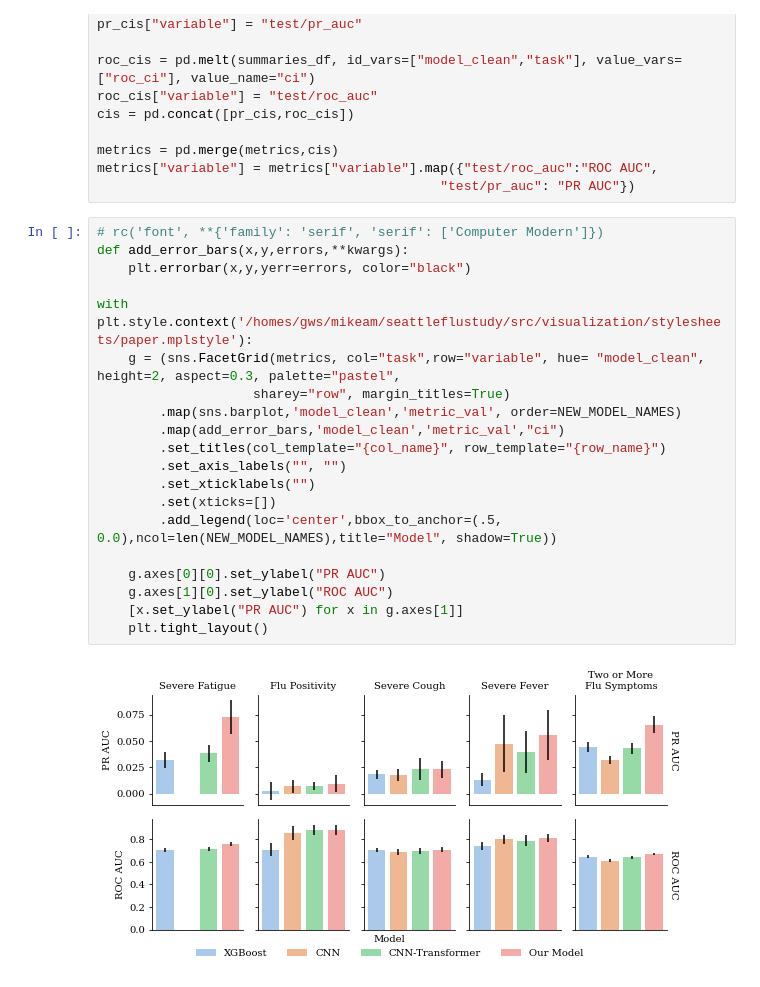
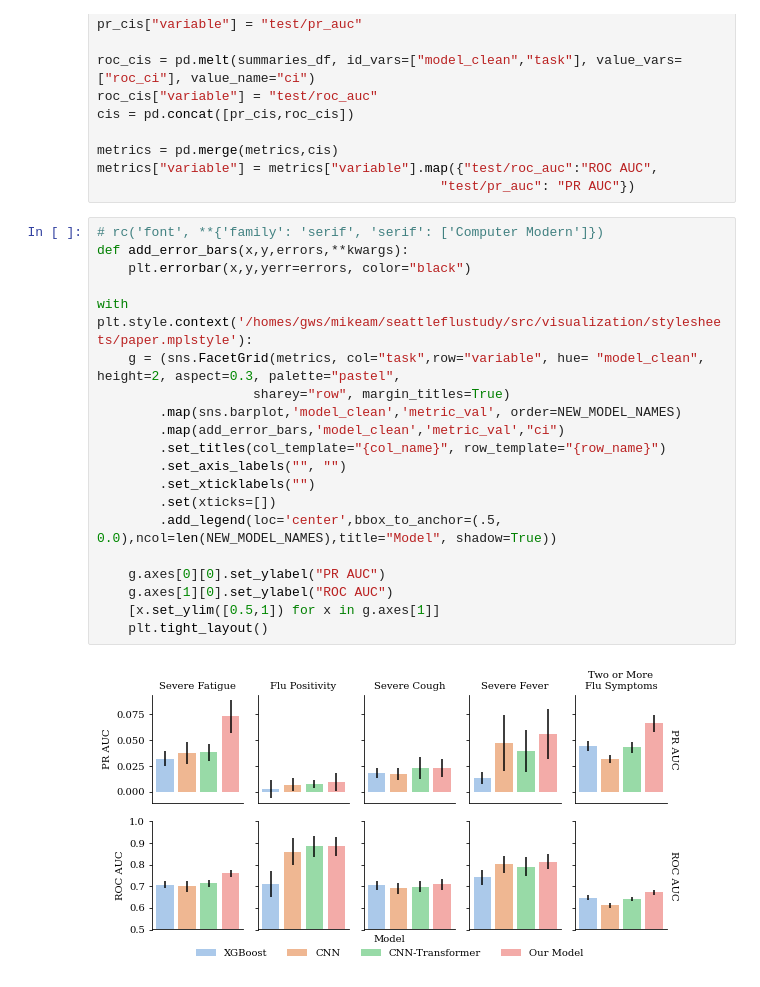
Before and after one commit to behavioral-data/Homekit2020, a Jupyter notebook: notebooks/mam/kdd2022-viz/bar-charts.ipynb, the cells around one changed output. Drawn from its saved outputs; the diff is of its cells as text.

```diff
--- a/notebooks/mam/kdd2022-viz/bar-charts.ipynb
+++ b/notebooks/mam/kdd2022-viz/bar-charts.ipynb
@@ -162,22 +164,22 @@ metrics["variable"] = metrics["variable"].map({"test/roc_auc":"ROC AUC",
 # %%
 # rc('font', **{'family': 'serif', 'serif': ['Computer Modern']})
 def add_error_bars(x,y,errors,**kwargs):
     plt.errorbar(x,y,yerr=errors, color="black")
 
 with plt.style.context('/homes/gws/mikeam/seattleflustudy/src/visualization/stylesheets/paper.mplstyle'):
     g = (sns.FacetGrid(metrics, col="task",row="variable", hue= "model_clean", height=2, aspect=0.3, palette="pastel",
                     sharey="row", margin_titles=True)
         .map(sns.barplot,'model_clean','metric_val', order=NEW_MODEL_NAMES)
         .map(add_error_bars,'model_clean','metric_val',"ci")
         .set_titles(col_template="{col_name}", row_template="{row_name}")
         .set_axis_labels("", "")
         .set_xticklabels("")
         .set(xticks=[])
         .add_legend(loc='center',bbox_to_anchor=(.5, 0.0),ncol=len(NEW_MODEL_NAMES),title="Model", shadow=True))
 
     g.axes[0][0].set_ylabel("PR AUC")
     g.axes[1][0].set_ylabel("ROC AUC")
-    [x.set_ylabel("PR AUC") for x in g.axes[1]]
+    [x.set_ylim([0.5,1]) for x in g.axes[1]]
     plt.tight_layout()
 # %% [output]
-[figure, old version]
+[figure, new version]
```
Also changed, not shown: parts of 2 cells of this notebook.
